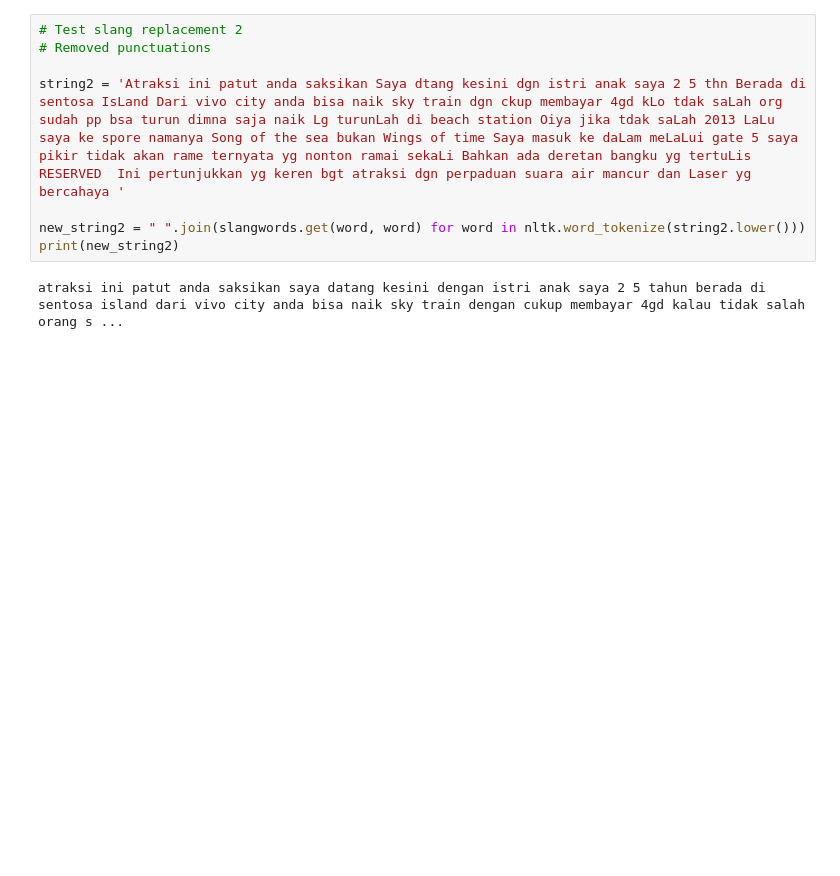
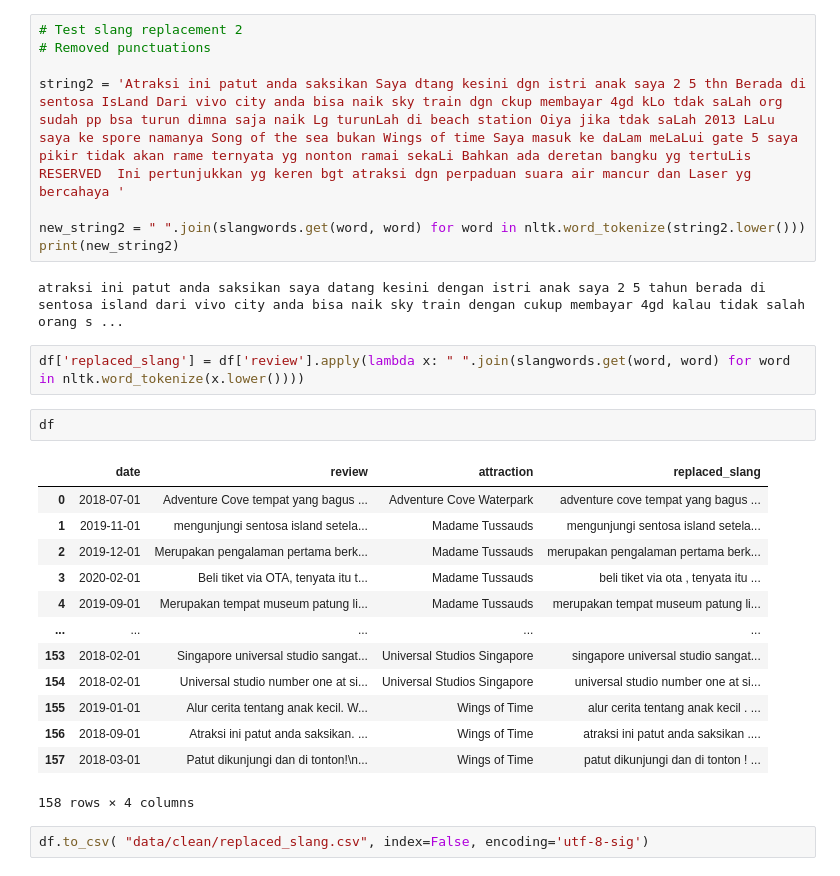
Before and after one commit to kilvear/Guest-Feedback-Insights, a Jupyter notebook: data-scrapping/tripadvisor/clean_textTEST.ipynb, the cells around one changed output. Cells and saved outputs as stored; diff of their text form; blank space fills up the shorter version.

Commit message:
Tripadvisor: Slang word code for pandas | Word cloud code

```diff
--- a/data-scrapping/tripadvisor/clean_textTEST.ipynb
+++ b/data-scrapping/tripadvisor/clean_textTEST.ipynb
@@ -86,3 +86,23 @@ new_string2 = " ".join(slangwords.get(word, word) for word in nltk.word_tokenize
 print(new_string2)
 # %% [output]
 atraksi ini patut anda saksikan saya datang kesini dengan istri anak saya 2 5 tahun berada di sentosa island dari vivo city anda bisa naik sky train dengan cukup membayar 4gd kalau tidak salah orang s ...
+# %%
+df['replaced_slang'] = df['review'].apply(lambda x: " ".join(slangwords.get(word, word) for word in nltk.word_tokenize(x.lower())))
+# %%
+df
+# %% [output]
+|  | date | review | attraction | replaced_slang |
+| 0 | 2018-07-01 | Adventure Cove tempat yang bagus ... | Adventure Cove Waterpark | adventure cove tempat yang bagus ... |
+| 1 | 2019-11-01 | mengunjungi sentosa island setela... | Madame Tussauds | mengunjungi sentosa island setela... |
+| 2 | 2019-12-01 | Merupakan pengalaman pertama berk... | Madame Tussauds | merupakan pengalaman pertama berk... |
+| 3 | 2020-02-01 | Beli tiket via OTA, tenyata itu t... | Madame Tussauds | beli tiket via ota , tenyata itu ... |
+| 4 | 2019-09-01 | Merupakan tempat museum patung li... | Madame Tussauds | merupakan tempat museum patung li... |
+| ... | ... | ... | ... | ... |
+| 153 | 2018-02-01 | Singapore universal studio sangat... | Universal Studios Singapore | singapore universal studio sangat... |
+| 154 | 2018-02-01 | Universal studio number one at si... | Universal Studios Singapore | universal studio number one at si... |
+| 155 | 2019-01-01 | Alur cerita tentang anak kecil. W... | Wings of Time | alur cerita tentang anak kecil . ... |
+| 156 | 2018-09-01 | Atraksi ini patut anda saksikan. ... | Wings of Time | atraksi ini patut anda saksikan .... |
+| 157 | 2018-03-01 | Patut dikunjungi dan di tonton!\n... | Wings of Time | patut dikunjungi dan di tonton ! ... |
+158 rows × 4 columns
+# %%
+df.to_csv( "data/clean/replaced_slang.csv", index=False, encoding='utf-8-sig')
```
Also changed, not shown: 3 other files.
